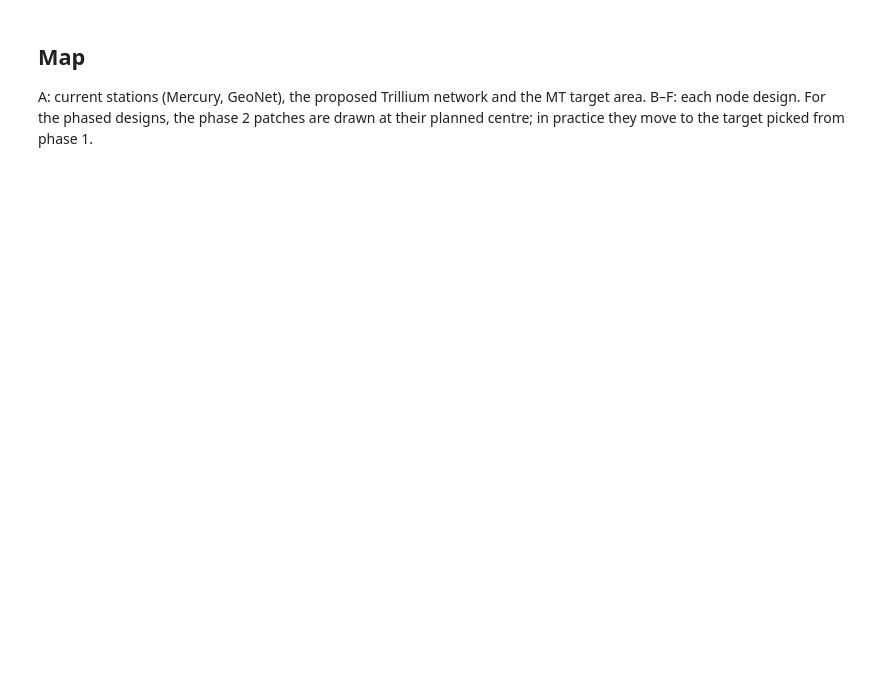
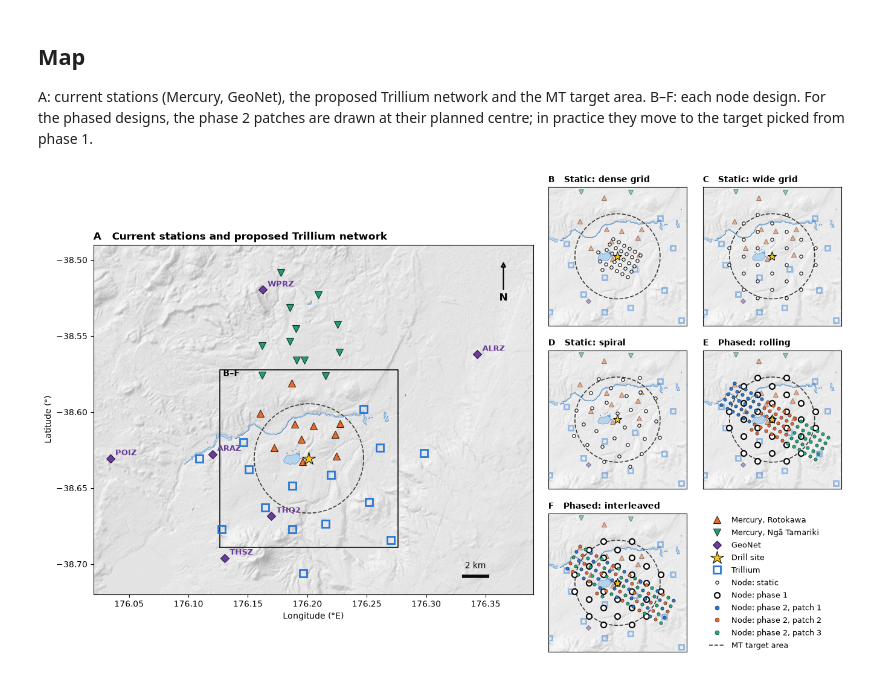
Before and after one commit to Julia-Berglind/Rotokawa, a Jupyter notebook: notebooks/02_designs.ipynb, the cells around one changed output. Cells and saved outputs as stored; diff of their text form; code cells hidden in the pictures; blank space fills up the shorter version.

```diff
--- a/notebooks/02_designs.ipynb
+++ b/notebooks/02_designs.ipynb
@@ -386,36 +407,38 @@ ax.plot([sb_lon, sb_lon + 2 / KX], [REGION[2] + 0.012] * 2, "-", color="#0b0b0b"
 ax.text(sb_lon + 1 / KX, REGION[2] + 0.016, "2 km", ha="center", va="bottom")
 ax.annotate("N", (REGION[1] - 0.025, REGION[3] - 0.01), xytext=(REGION[1] - 0.025, REGION[3] - 0.035),
             ha="center", va="center", fontsize=12, fontweight="bold", arrowprops=dict(arrowstyle="-|>", lw=1.5))
 ax.set_title("A   Current stations and proposed Trillium network", loc="left", fontweight="bold")
 ax.set_xlabel("Longitude (°E)")
 ax.set_ylabel("Latitude (°)")
 
 zoom_ext = [zx[0], zx[1], zy[0], zy[1]]
 for k, name in enumerate(panels):
     a = fig.add_subplot(gs[k // 2, 2 + k % 2]) if k < 4 else fig.add_subplot(gs[2, 2])
     base(a, zoom_ext, alpha=0.4, faint=True)
     ph = designs[name]
     if name.startswith("phased"):
         nodes(a, ph[0]["stations"], "n1")
         for q, p in enumerate(ph[1:]):
             a.plot(ST.lon[p["stations"]], ST.lat[p["stations"]], "o", ms=3.8, mfc=PATCH_COL[q % len(PATCH_COL)],
                    mec="#0b0b0b", mew=0.4, zorder=5)
     else:
         nodes(a, ph[0]["stations"], "n2")
     a.set_title(f"{'BCDEF'[k]}   {name[0].upper() + name[1:]}", loc="left", fontsize=10, fontweight="bold")
     a.set(xticks=[], yticks=[])
 
 legend = fig.add_subplot(gs[2, 3])
 legend.axis("off")
 H = [Line2D([], [], **STY["rt"]), Line2D([], [], **STY["ns"]), Line2D([], [], **STY["gn"]),
-     Line2D([], [], **STY["drill"]), Line2D([], [], **STY["tr"]), Line2D([], [], **STY["n1"]),
-     Line2D([], [], **STY["n2"])] + \
+     Line2D([], [], **STY["drill"]), Line2D([], [], **STY["tr"]), Line2D([], [], **STY["n2"]),
+     Line2D([], [], **STY["n1"])] + \
     [Line2D([], [], marker="o", ls="none", ms=5, mfc=c, mec="#0b0b0b", mew=0.4) for c in PATCH_COL[:len(designs[panels[-1]]) - 1]] + \
     [Line2D([], [], color="#3d3c39", ls="--", lw=1.2)]
-Lb = ["Mercury, Rotokawa", "Mercury, Ngā Tamariki", "GeoNet", "Drill site", f"Trillium ({N_TRILLIUM})",
-      f"Node, phase 1 ({N_NODES}, {P1_DAYS} d)", f"Node, static ({N_NODES})"] + \
-     [f"Node, phase 2 patch {q + 1} ({P2_PATCH_DAYS} d)" for q in range(len(designs[panels[-1]]) - 1)] + \
-     [f"MT target area ({MT_R:g} km)"]
+Lb = ["Mercury, Rotokawa", "Mercury, Ngā Tamariki", "GeoNet", "Drill site", f"Trillium",
+      f"Node: static", f"Node: phase 1"] + \
+     [f"Node: phase 2, patch {q + 1}" for q in range(len(designs[panels[-1]]) - 1)] + \
+     [f"MT target area"]
 legend.legend(H, Lb, loc="center left", frameon=False, fontsize=9.5)
 fig.savefig("../figures/array_designs.png", dpi=300, bbox_inches="tight")
 plt.show()
+# %% [output]
+[figure, added]
```
Also changed, not shown: parts of 6 cells of this notebook, 2 other files.
